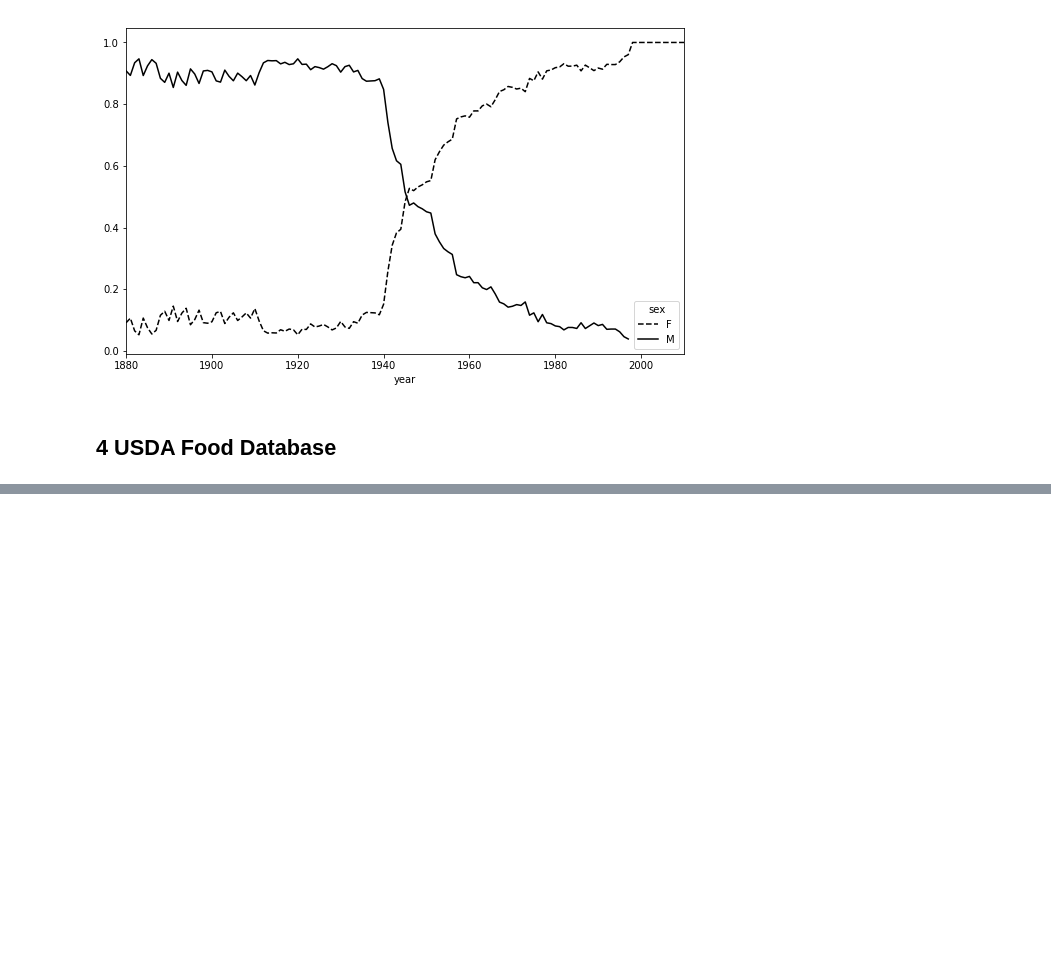
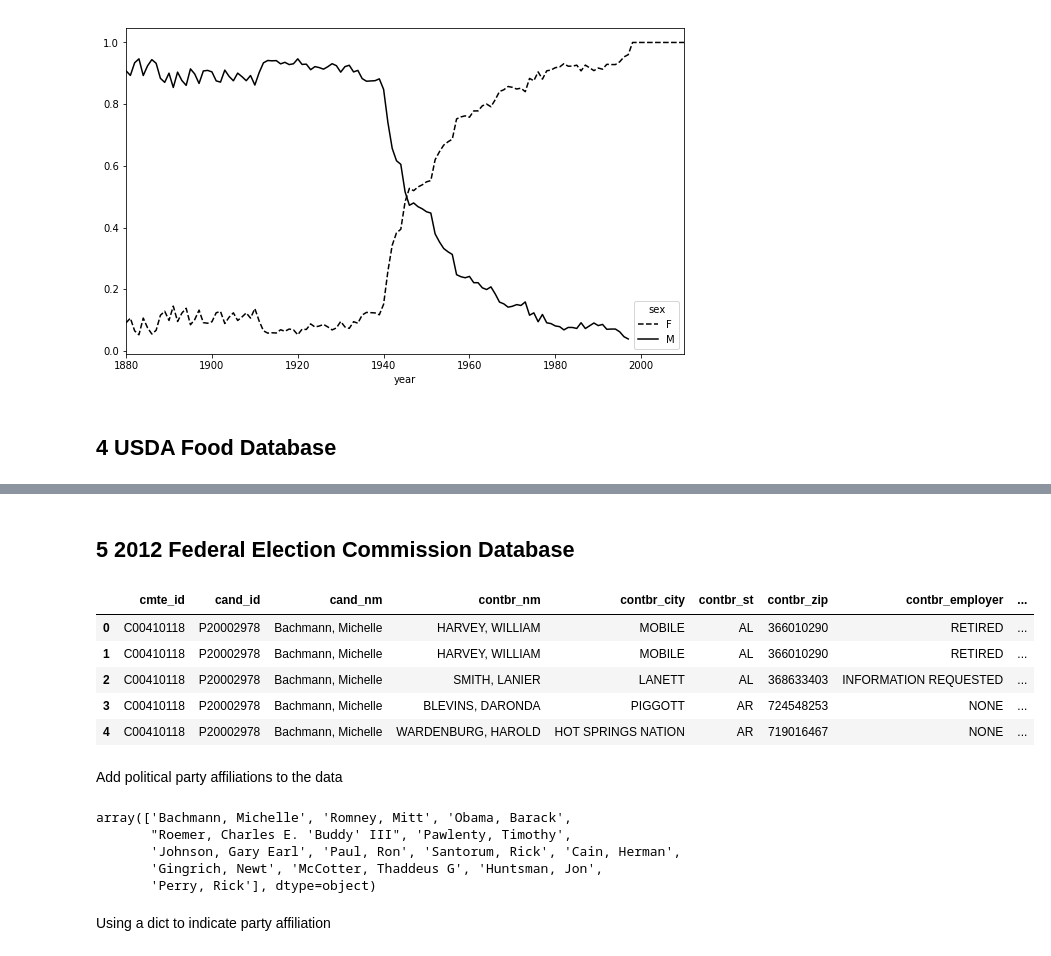
Before and after one commit to Gakun/python_for_data_analysis, a Jupyter notebook: CH14 - Data Analysis Examples.ipynb, the cells around one changed output, grey strips where cells are left out. Cells and saved outputs as stored; diff of their text form; code cells hidden in the pictures; blank space fills up the shorter version.

```diff
--- a/CH14 - Data Analysis Examples.ipynb
+++ b/CH14 - Data Analysis Examples.ipynb
@@ -981,0 +1204,17 @@ plt.show()
+# %% [markdown]
+## 5 2012 Federal Election Commission Database
+# %%
+path = '../pydata-book-2nd-edition/datasets/fec/P00000001-ALL.csv'
+# %%
+fec = pd.read_csv(path, low_memory=False)
+# %%
+fec.head()
+# %% [output]
+|  | cmte_id | cand_id | cand_nm | contbr_nm | contbr_city | contbr_st | contbr_zip | contbr_employer | ... |
+| 0 | C00410118 | P20002978 | Bachmann, Michelle | HARVEY, WILLIAM | MOBILE | AL | 366010290 | RETIRED | ... |
+| 1 | C00410118 | P20002978 | Bachmann, Michelle | HARVEY, WILLIAM | MOBILE | AL | 366010290 | RETIRED | ... |
+| 2 | C00410118 | P20002978 | Bachmann, Michelle | SMITH, LANIER | LANETT | AL | 368633403 | INFORMATION REQUESTED | ... |
+| 3 | C00410118 | P20002978 | Bachmann, Michelle | BLEVINS, DARONDA | PIGGOTT | AR | 724548253 | NONE | ... |
+| 4 | C00410118 | P20002978 | Bachmann, Michelle | WARDENBURG, HAROLD | HOT SPRINGS NATION | AR | 719016467 | NONE | ... |
+# %% [markdown]
+Add political party affiliations to the data
@@ -981,0 +1223,10 @@ plt.show()
+# %%
+unique_cands
+# %% [output]
+array(['Bachmann, Michelle', 'Romney, Mitt', 'Obama, Barack',
+       "Roemer, Charles E. 'Buddy' III", 'Pawlenty, Timothy',
+       'Johnson, Gary Earl', 'Paul, Ron', 'Santorum, Rick', 'Cain, Herman',
+       'Gingrich, Newt', 'McCotter, Thaddeus G', 'Huntsman, Jon',
+       'Perry, Rick'], dtype=object)
+# %% [markdown]
+Using a dict to indicate party affiliation
```
Also changed, not shown: parts of 53 cells of this notebook.
